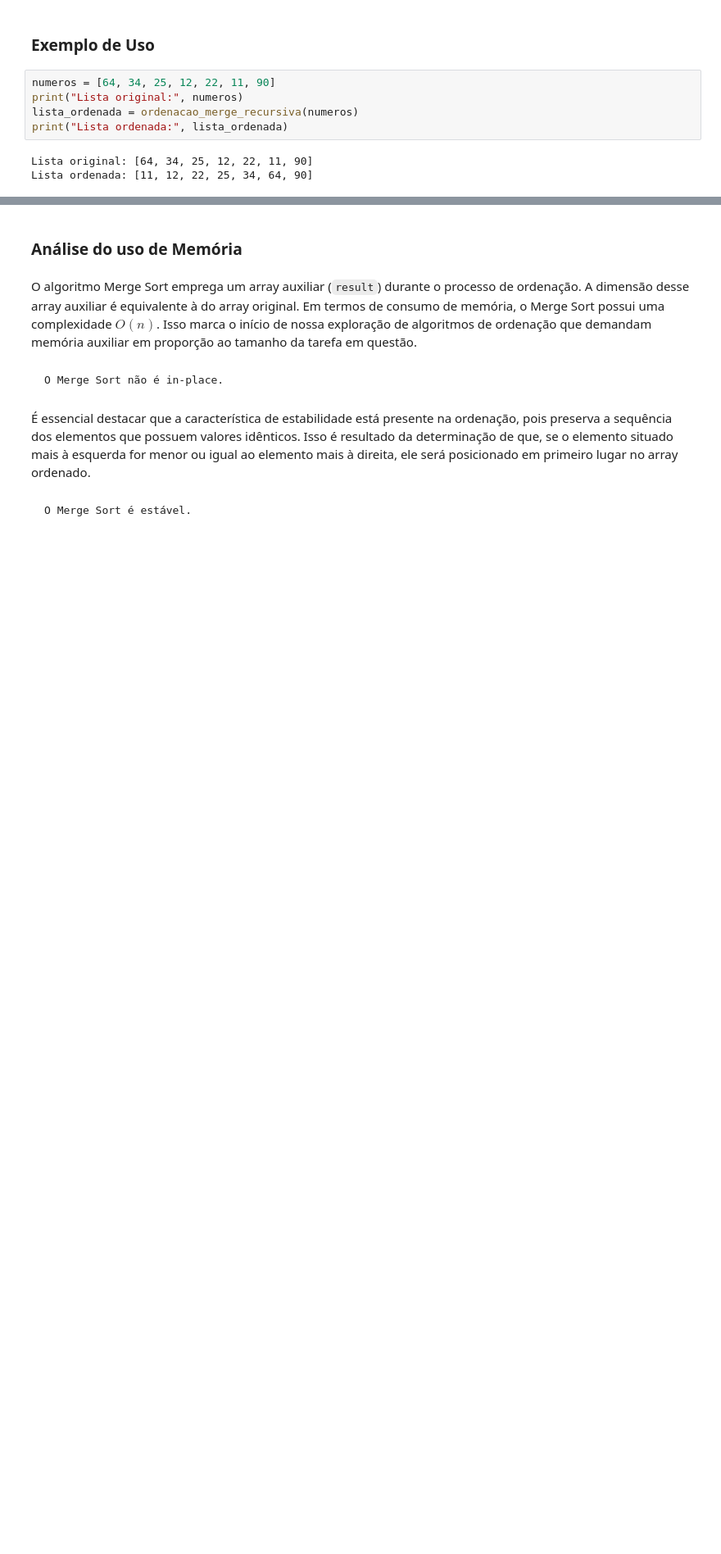
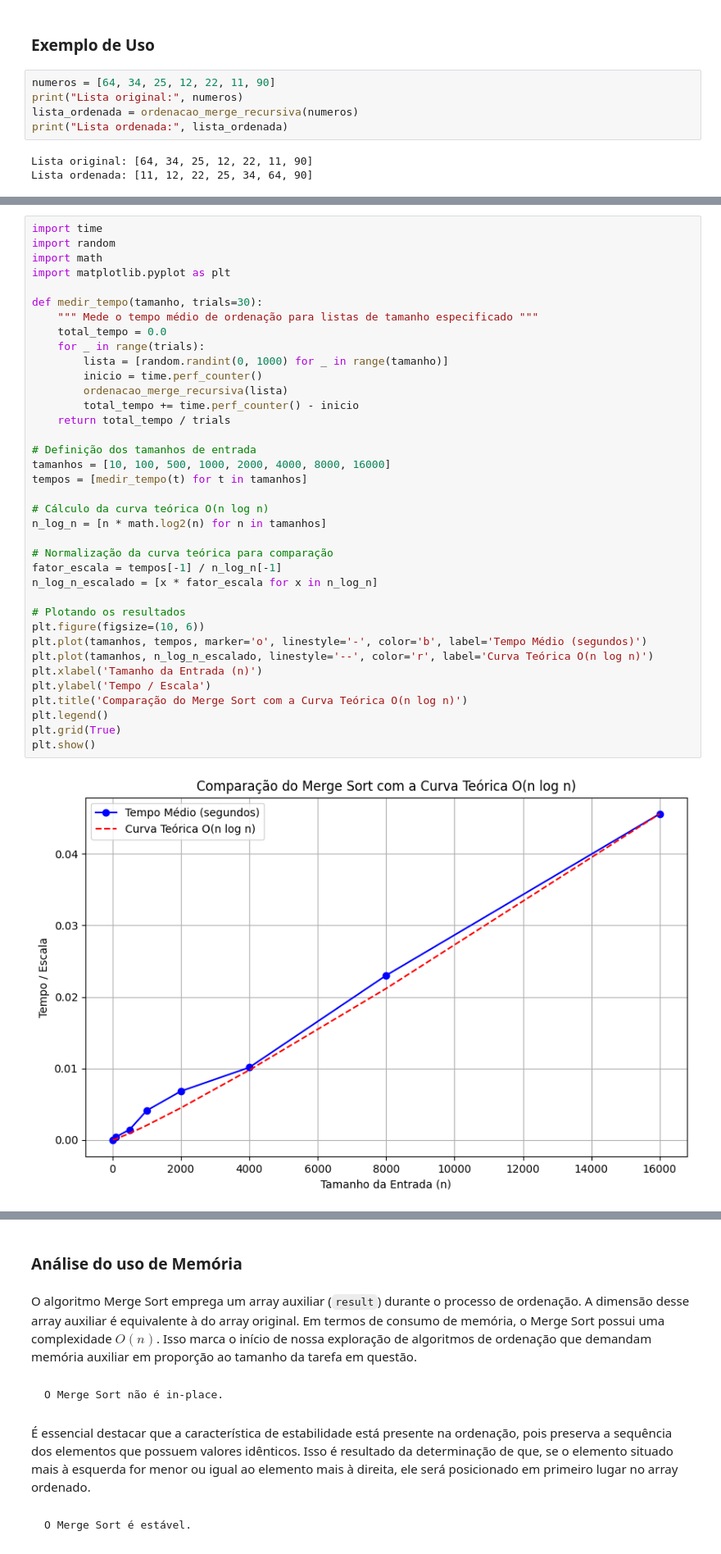
Before and after one commit to tiagopessoalima/ED2, a Jupyter notebook: Aula_Semana_02_(ED2).ipynb, the cells around one changed output, grey strips where cells are left out. Shown at 82% size. Cells and saved outputs as stored; diff of their text form; blank space fills up the shorter version.

```diff
--- a/Aula_Semana_02_(ED2).ipynb
+++ b/Aula_Semana_02_(ED2).ipynb
@@ -273,0 +183,39 @@ Precisamos considerar os dois processos distintos que compõem sua implementaç
+# %%
+import time
+import random
+import math
+import matplotlib.pyplot as plt
+
+def medir_tempo(tamanho, trials=30):
+    """ Mede o tempo médio de ordenação para listas de tamanho especificado """
+    total_tempo = 0.0
+    for _ in range(trials):
+        lista = [random.randint(0, 1000) for _ in range(tamanho)]
+        inicio = time.perf_counter()
+        ordenacao_merge_recursiva(lista)
+        total_tempo += time.perf_counter() - inicio
+    return total_tempo / trials
+
+# Definição dos tamanhos de entrada
+tamanhos = [10, 100, 500, 1000, 2000, 4000, 8000, 16000]
+tempos = [medir_tempo(t) for t in tamanhos]
+
+# Cálculo da curva teórica O(n log n)
+n_log_n = [n * math.log2(n) for n in tamanhos]
+
+# Normalização da curva teórica para comparação
+fator_escala = tempos[-1] / n_log_n[-1]
+n_log_n_escalado = [x * fator_escala for x in n_log_n]
+
+# Plotando os resultados
+plt.figure(figsize=(10, 6))
+plt.plot(tamanhos, tempos, marker='o', linestyle='-', color='b', label='Tempo Médio (segundos)')
+plt.plot(tamanhos, n_log_n_escalado, linestyle='--', color='r', label='Curva Teórica O(n log n)')
+plt.xlabel('Tamanho da Entrada (n)')
+plt.ylabel('Tempo / Escala')
+plt.title('Comparação do Merge Sort com a Curva Teórica O(n log n)')
+plt.legend()
+plt.grid(True)
+plt.show()
+# %% [output]
+[figure, added]
```
Also changed, not shown: parts of 30 cells of this notebook.
